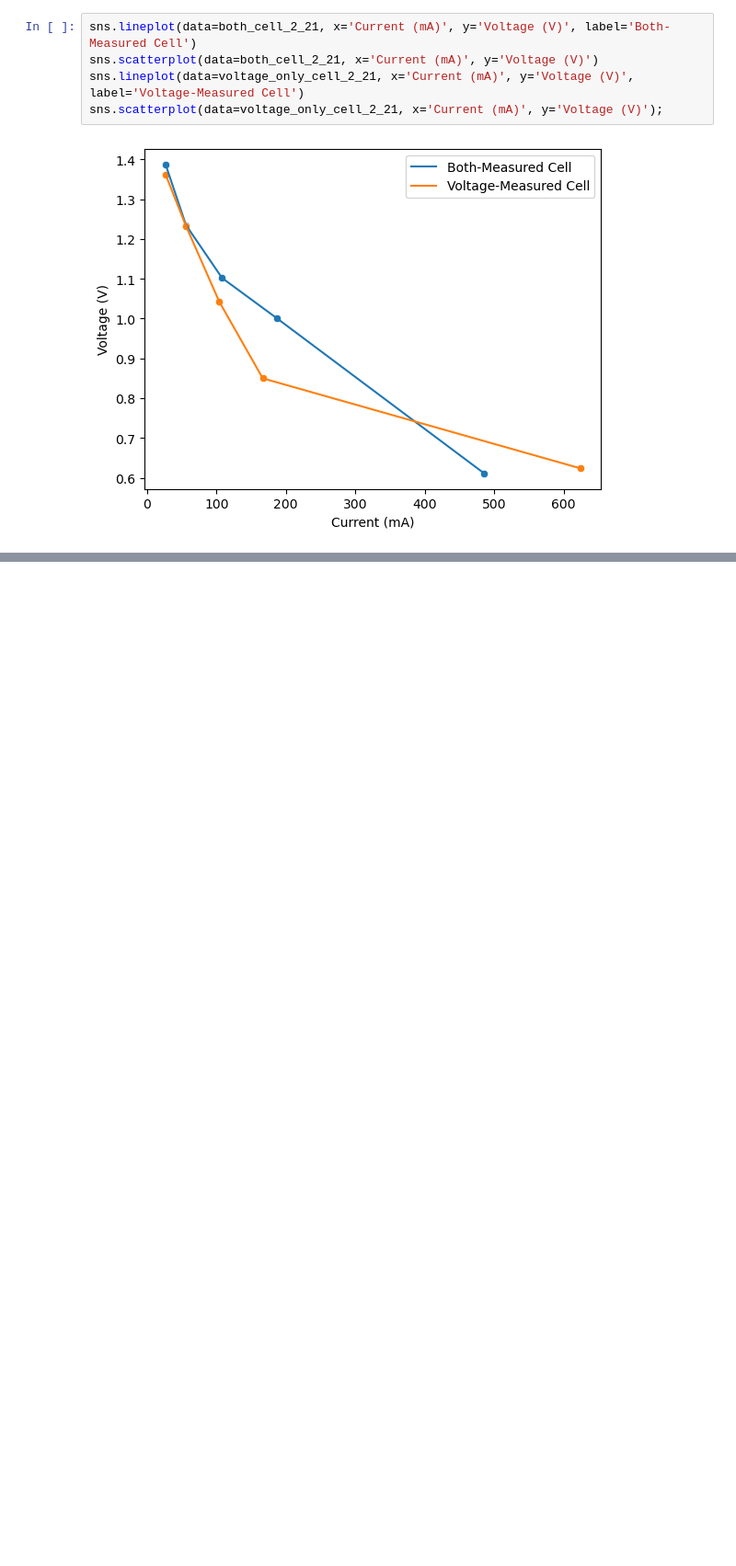
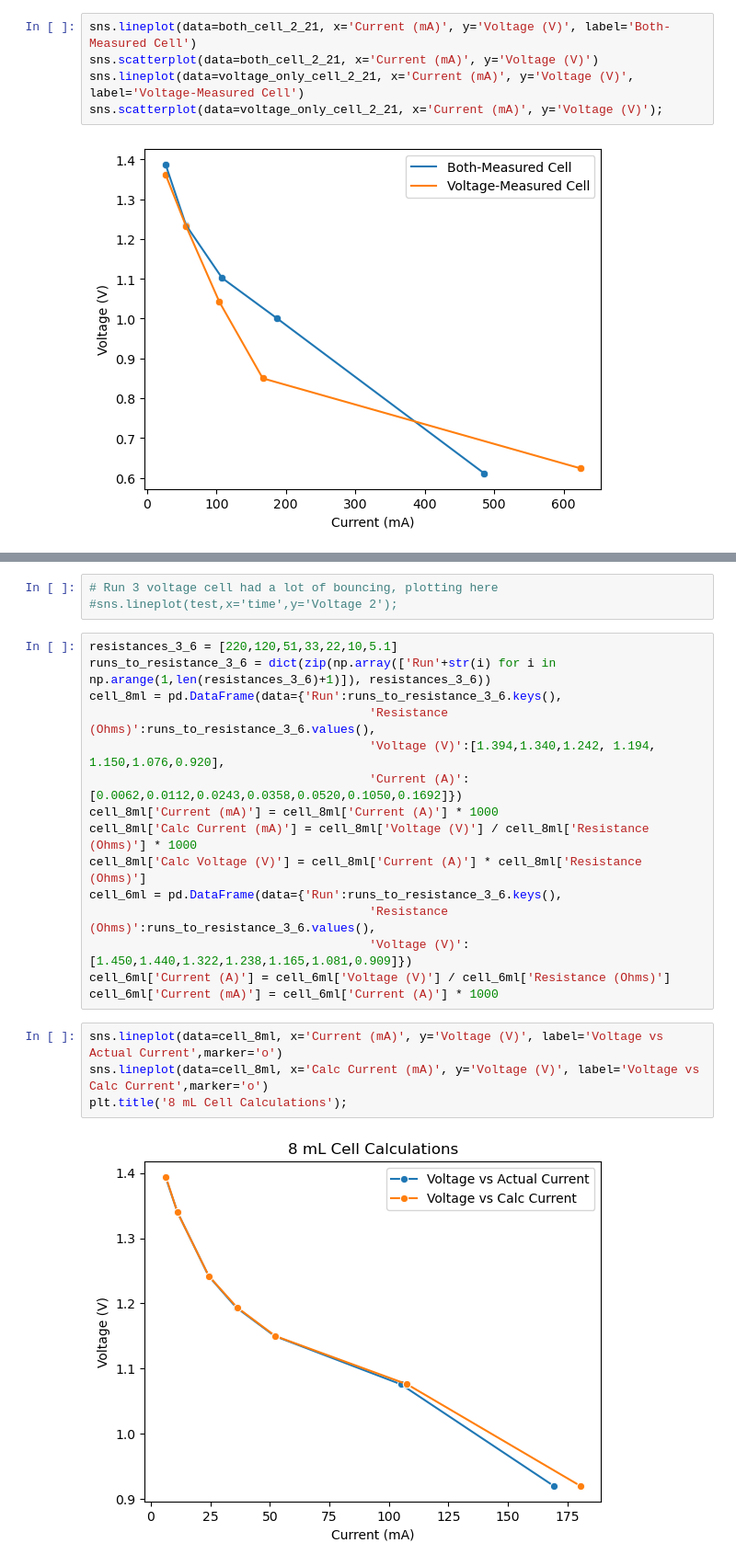
Before and after one commit to Sahand891/PolarizationCurvesMgAir, a Jupyter notebook: Polarization Curves.ipynb, the cells around one changed output, grey strips where cells are left out. Shown: that part at 92% size. Saved outputs shown, nothing was run; the diff lists cells and outputs as text; blank space fills up the shorter version.

```diff
--- a/Polarization Curves.ipynb
+++ b/Polarization Curves.ipynb
@@ -176,0 +182,24 @@ plt.title('Both-Measured Cell Polarization Curves');
+# %%
+# Run 3 voltage cell had a lot of bouncing, plotting here
+#sns.lineplot(test,x='time',y='Voltage 2');
+# %%
+resistances_3_6 = [220,120,51,33,22,10,5.1]
+runs_to_resistance_3_6 = dict(zip(np.array(['Run'+str(i) for i in np.arange(1,len(resistances_3_6)+1)]), resistances_3_6))
+cell_8ml = pd.DataFrame(data={'Run':runs_to_resistance_3_6.keys(),
+                                       'Resistance (Ohms)':runs_to_resistance_3_6.values(),
+                                       'Voltage (V)':[1.394,1.340,1.242, 1.194, 1.150,1.076,0.920],
+                                       'Current (A)':[0.0062,0.0112,0.0243,0.0358,0.0520,0.1050,0.1692]})
+cell_8ml['Current (mA)'] = cell_8ml['Current (A)'] * 1000
+cell_8ml['Calc Current (mA)'] = cell_8ml['Voltage (V)'] / cell_8ml['Resistance (Ohms)'] * 1000
+cell_8ml['Calc Voltage (V)'] = cell_8ml['Current (A)'] * cell_8ml['Resistance (Ohms)']
+cell_6ml = pd.DataFrame(data={'Run':runs_to_resistance_3_6.keys(),
+                                       'Resistance (Ohms)':runs_to_resistance_3_6.values(),
+                                       'Voltage (V)':[1.450,1.440,1.322,1.238,1.165,1.081,0.909]})
+cell_6ml['Current (A)'] = cell_6ml['Voltage (V)'] / cell_6ml['Resistance (Ohms)']
+cell_6ml['Current (mA)'] = cell_6ml['Current (A)'] * 1000
+# %%
+sns.lineplot(data=cell_8ml, x='Current (mA)', y='Voltage (V)', label='Voltage vs Actual Current',marker='o')
+sns.lineplot(data=cell_8ml, x='Calc Current (mA)', y='Voltage (V)', label='Voltage vs Calc Current',marker='o')
+plt.title('8 mL Cell Calculations');
+# %% [output]
+[figure, added]
```
Also changed, not shown: parts of 9 cells of this notebook.
